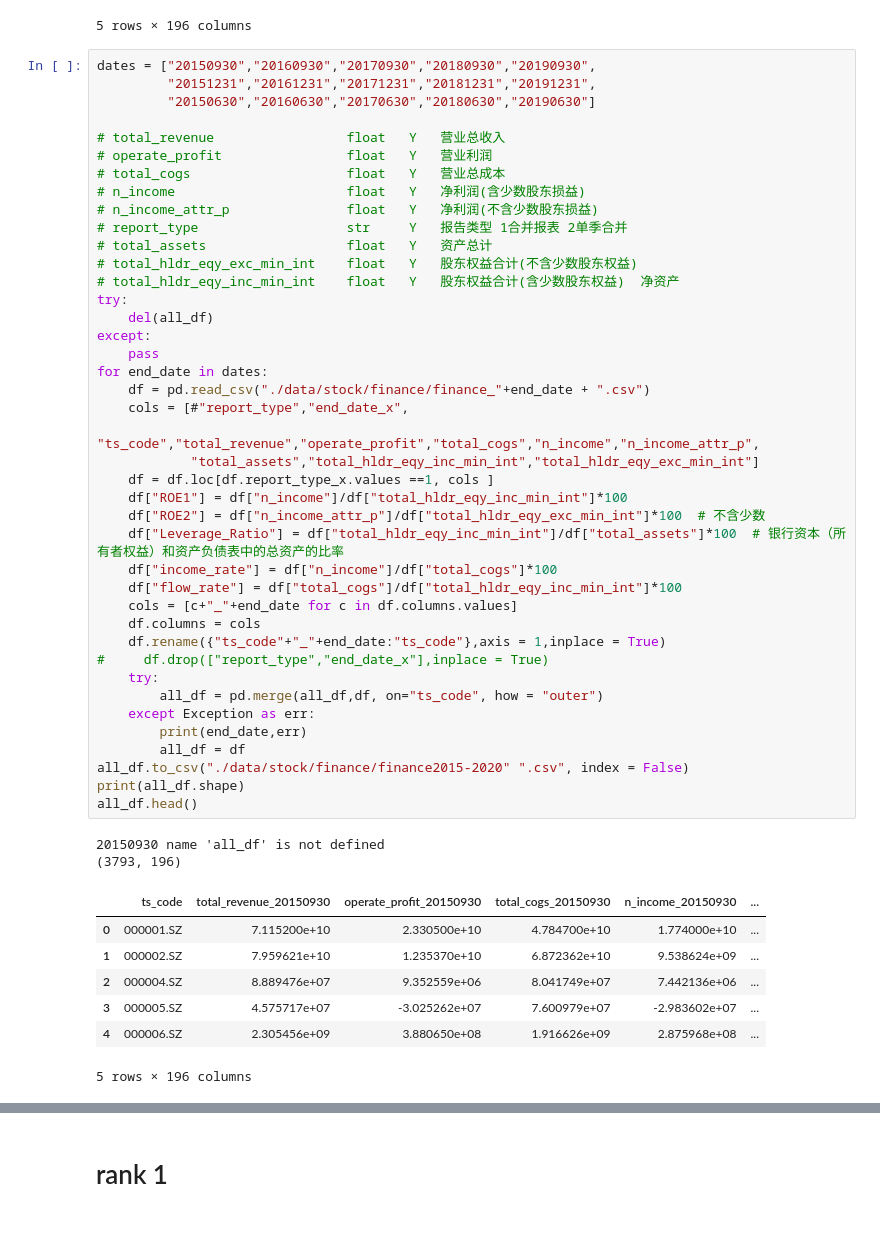
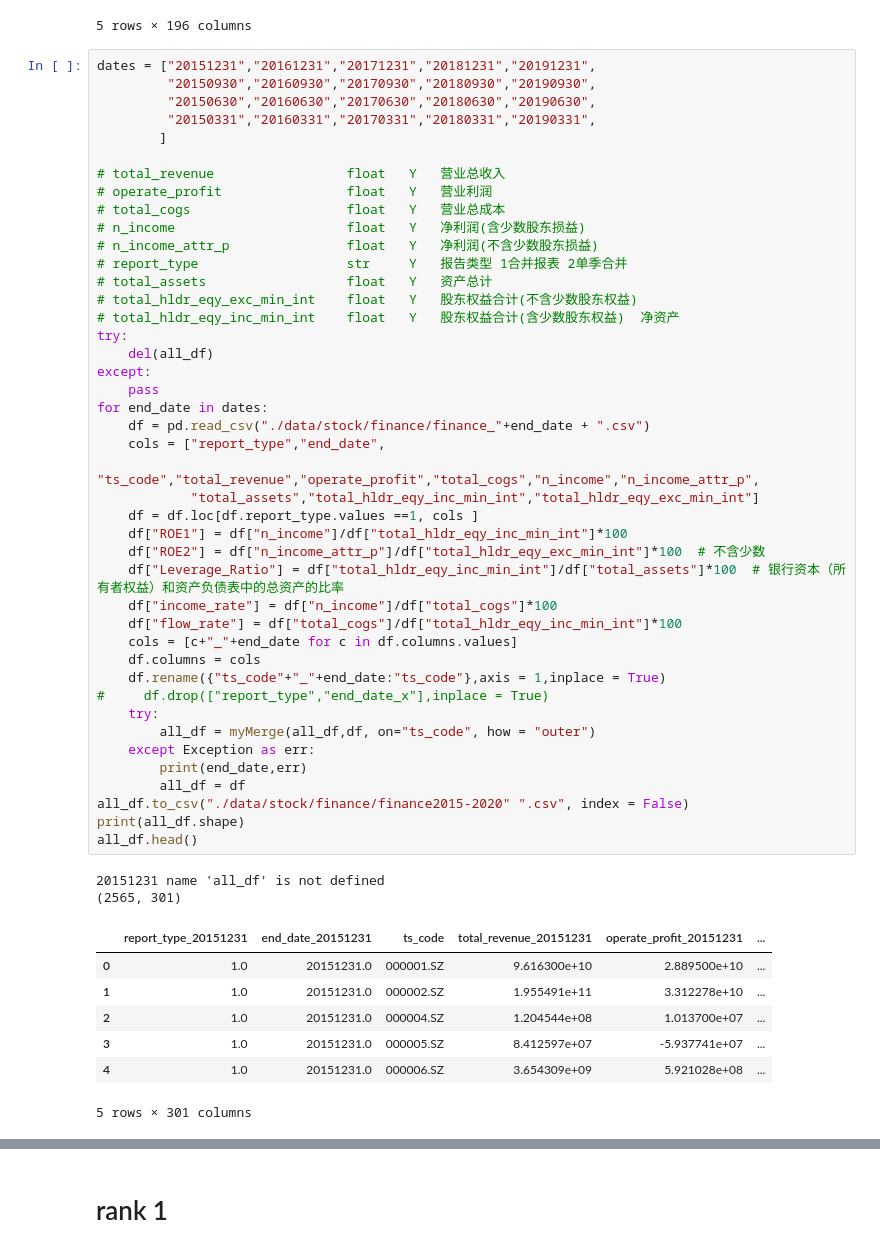
Before and after one commit to gejianwnen/stock_ZT, a Jupyter notebook: analyze_finance_pro.ipynb, the cells around one changed output, grey strips where cells are left out. Cells and saved outputs as stored; diff of their text form.

```diff
--- a/analyze_finance_pro.ipynb
+++ b/analyze_finance_pro.ipynb
@@ -136,9 +136,11 @@ all_df.head()
 | 4 | 000006.SZ | 20190430 | 20190430 | 20190331 | 1 | 1.0 | 0.0821 | 0.0821 | ... |
 5 rows × 196 columns
 # %%
-dates = ["20150930","20160930","20170930","20180930","20190930",
-         "20151231","20161231","20171231","20181231","20191231",
-         "20150630","20160630","20170630","20180630","20190630"]
+dates = ["20151231","20161231","20171231","20181231","20191231",
+         "20150930","20160930","20170930","20180930","20190930",
+         "20150630","20160630","20170630","20180630","20190630",
+         "20150331","20160331","20170331","20180331","20190331",
+        ]
 
 # total_revenue             	float	Y	营业总收入
 # operate_profit            	float	Y	营业利润
@@ -147,42 +149,42 @@ dates = ["20150930","20160930","20170930","20180930","20190930",
 # n_income_attr_p           	float	Y	净利润(不含少数股东损益)
 # report_type               	str 	Y	报告类型 1合并报表 2单季合并
 # total_assets              	float	Y	资产总计
 # total_hldr_eqy_exc_min_int	float	Y	股东权益合计(不含少数股东权益)
 # total_hldr_eqy_inc_min_int	float	Y	股东权益合计(含少数股东权益)  净资产
 try:
     del(all_df)
 except:
     pass
 for end_date in dates:
     df = pd.read_csv("./data/stock/finance/finance_"+end_date + ".csv")
-    cols = [#"report_type","end_date_x",
+    cols = ["report_type","end_date",
             "ts_code","total_revenue","operate_profit","total_cogs","n_income","n_income_attr_p",
             "total_assets","total_hldr_eqy_inc_min_int","total_hldr_eqy_exc_min_int"]
-    df = df.loc[df.report_type_x.values ==1, cols ]
+    df = df.loc[df.report_type.values ==1, cols ]
     df["ROE1"] = df["n_income"]/df["total_hldr_eqy_inc_min_int"]*100
     df["ROE2"] = df["n_income_attr_p"]/df["total_hldr_eqy_exc_min_int"]*100  # 不含少数
     df["Leverage_Ratio"] = df["total_hldr_eqy_inc_min_int"]/df["total_assets"]*100  # 银行资本（所有者权益）和资产负债表中的总资产的比率
     df["income_rate"] = df["n_income"]/df["total_cogs"]*100
     df["flow_rate"] = df["total_cogs"]/df["total_hldr_eqy_inc_min_int"]*100
     cols = [c+"_"+end_date for c in df.columns.values]
     df.columns = cols
     df.rename({"ts_code"+"_"+end_date:"ts_code"},axis = 1,inplace = True)
 #     df.drop(["report_type","end_date_x"],inplace = True)
     try:
-        all_df = pd.merge(all_df,df, on="ts_code", how = "outer")
+        all_df = myMerge(all_df,df, on="ts_code", how = "outer")
     except Exception as err:
         print(end_date,err)
         all_df = df
 all_df.to_csv("./data/stock/finance/finance2015-2020" ".csv", index = False)
 print(all_df.shape)
 all_df.head()
 # %% [output]
-20150930 name 'all_df' is not defined
-(3793, 196)
+20151231 name 'all_df' is not defined
+(2565, 301)
-|  | ts_code | total_revenue_20150930 | operate_profit_20150930 | total_cogs_20150930 | n_income_20150930 | ... |
-| 0 | 000001.SZ | 7.115200e+10 | 2.330500e+10 | 4.784700e+10 | 1.774000e+10 | ... |
-| 1 | 000002.SZ | 7.959621e+10 | 1.235370e+10 | 6.872362e+10 | 9.538624e+09 | ... |
-| 2 | 000004.SZ | 8.889476e+07 | 9.352559e+06 | 8.041749e+07 | 7.442136e+06 | ... |
-| 3 | 000005.SZ | 4.575717e+07 | -3.025262e+07 | 7.600979e+07 | -2.983602e+07 | ... |
-| 4 | 000006.SZ | 2.305456e+09 | 3.880650e+08 | 1.916626e+09 | 2.875968e+08 | ... |
+|  | report_type_20151231 | end_date_20151231 | ts_code | total_revenue_20151231 | operate_profit_20151231 | ... |
+| 0 | 1.0 | 20151231.0 | 000001.SZ | 9.616300e+10 | 2.889500e+10 | ... |
+| 1 | 1.0 | 20151231.0 | 000002.SZ | 1.955491e+11 | 3.312278e+10 | ... |
+| 2 | 1.0 | 20151231.0 | 000004.SZ | 1.204544e+08 | 1.013700e+07 | ... |
+| 3 | 1.0 | 20151231.0 | 000005.SZ | 8.412597e+07 | -5.937741e+07 | ... |
+| 4 | 1.0 | 20151231.0 | 000006.SZ | 3.654309e+09 | 5.921028e+08 | ... |
-5 rows × 196 columns
+5 rows × 301 columns
```
Also changed, not shown: parts of 4 cells of this notebook, 2 other files.
